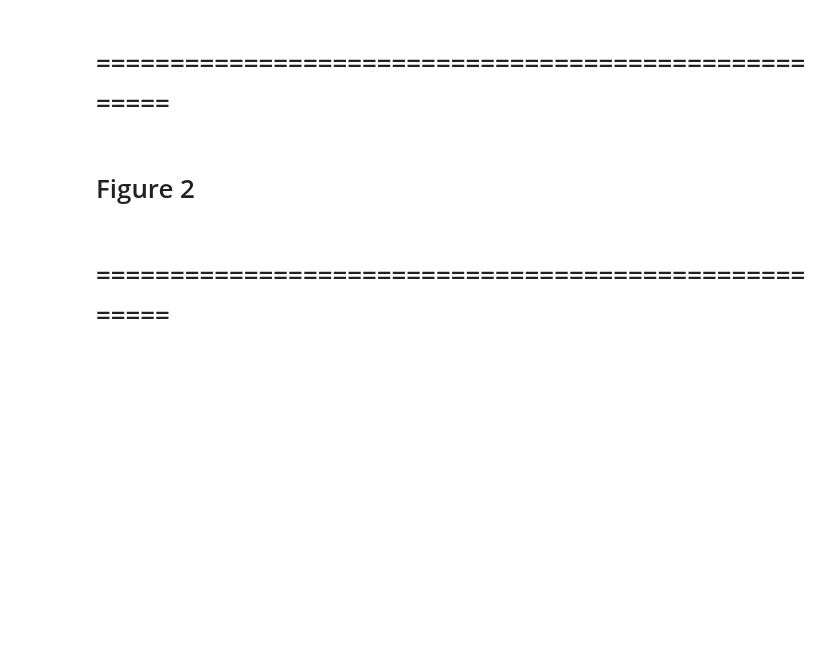
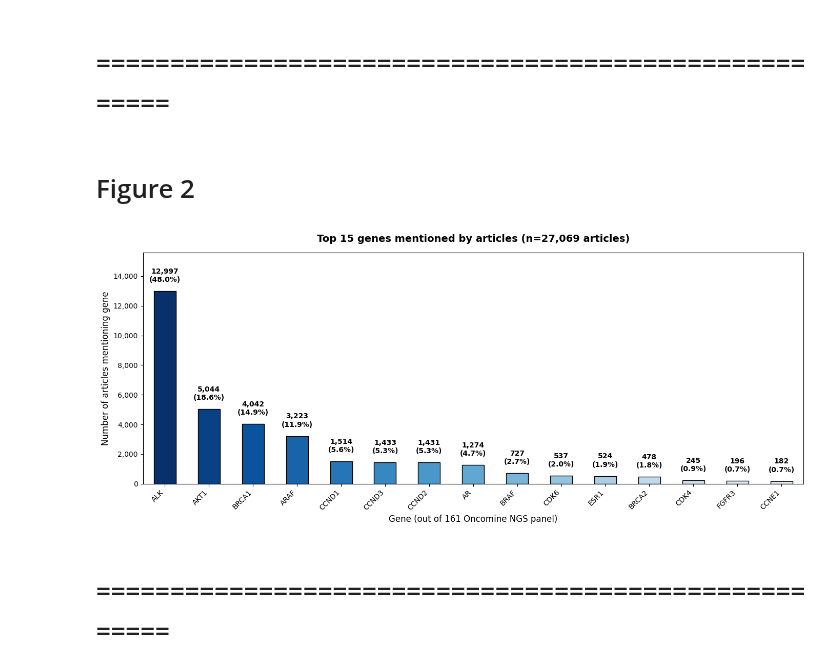
Before and after one commit to hastingslab-org/Variantscape, a Jupyter notebook: notebooks/07_figure creation/07.01_figure_creation.ipynb, the cells around one changed output. Cells and saved outputs as stored; diff of their text form; code cells hidden in the pictures; blank space fills up the shorter version.

```diff
--- a/notebooks/07_figure creation/07.01_figure_creation.ipynb
+++ b/notebooks/07_figure creation/07.01_figure_creation.ipynb
@@ -132,12 +146,21 @@ plt.show()
 # Figure 2
 # %%
 # Bar chart for ranking of summed relevant columns
-os.chdir(input_directory)
-oncomine_df = pd.read_csv("oncomine_ngs_panel.csv", header=None)
-os.chdir(output_directory)
-NER_gene_list = pd.read_csv("cleaned_BioBERT_data.csv")
+oncomine_df = pd.read_csv("../../notebooks/05_LLM_variant_extraction/oncomine_ngs_panel.csv", header=None)
+os.chdir(gene_extraction_directory)
+NER_gene_list = pd.read_csv("../03_gene_extraction/cleaned_BioBERT_data.csv")
+
+# Update-AB
+genes = pd.read_csv('../../notebooks/03_gene_extraction/genes_CIVIC.csv')
+mapping = genes.assign(**{'Gene ID': genes['Gene ID'].astype(str)}) \
+               .set_index('Gene ID')['Gene Name'] \
+               .to_dict()
+NER_gene_list = NER_gene_list.rename(columns=mapping)
+#########
 
 relevant_columns = oncomine_df.iloc[:, 0].tolist()
+relevant_columns = [r for r in relevant_columns if r in NER_gene_list.columns]  # Update-AB
+
 column_sums = NER_gene_list[relevant_columns].sum().sort_values(ascending=False)
 column_sums_formatted = column_sums.apply(lambda x: f"{x:,.0f}")
 total_mentions = NER_gene_list['Sum_Gene_Mentions'].sum()
@@ -145,35 +168,37 @@ average_mentions = NER_gene_list['Sum_Gene_Mentions'].mean()
 mentions_distribution = NER_gene_list['Sum_Gene_Mentions'].value_counts().sort_index()
 mentions_distribution_formatted = mentions_distribution.apply(lambda x: f"{x:,}")
 
 
 fig, ax = plt.subplots(figsize=(14, 7))
 top_genes = column_sums.sort_values(ascending=False).head(15)
 total_articles = len(NER_gene_list)
 percentages = (top_genes / total_articles) * 100
 average_mentions = column_sums.sum() / total_articles
 colors = [plt.cm.Blues(1 - (i / len(top_genes))) for i in range(len(top_genes))]
 
 bars = top_genes.plot(kind='bar', color=colors, edgecolor='black', ax=ax)
 ax.yaxis.set_major_formatter(mtick.FuncFormatter(lambda x, _: f'{int(x):,}'))
 ax.set_ylim(0, top_genes.max() * 1.2)
 for bar, value, percent in zip(bars.patches, top_genes, percentages):
     ax.text(
         bar.get_x() + bar.get_width() / 2,
         bar.get_height() + (top_genes.max() * 0.04),
         f"{int(value):,}\n({percent:.1f}%)",
         ha='center', va='bottom', fontsize=10, fontweight='bold', color='black'
     )
 
 ax.set_title(f'Top 15 genes mentioned by articles (n={total_articles:,.0f} articles)',
              fontsize=14, fontweight='bold', pad=15)
 ax.set_ylabel('Number of articles mentioning gene', fontsize=12)
 ax.set_xlabel('Gene (out of 161 Oncomine NGS panel)', fontsize=12)
 ax.set_xticklabels(ax.get_xticklabels(), rotation=45, ha='right')
 fig.tight_layout(rect=[0, 0.05, 1, 0.9])
 os.chdir(figures_for_publication)
-plt.savefig("02_Top_15_mentioned_genes_in_publications.png", bbox_inches='tight', dpi=300)
-plt.savefig("02_Top_15_mentioned_genes_in_publications.svg", bbox_inches='tight')
+#plt.savefig("02_Top_15_mentioned_genes_in_publications.png", bbox_inches='tight', dpi=300)
+#plt.savefig("02_Top_15_mentioned_genes_in_publications.svg", bbox_inches='tight')
 plt.show()
+# %% [output]
+[figure, added]
 # %% [markdown]
 # =====================================================
 # %% [markdown]
```
Also changed, not shown: parts of 10 cells of this notebook, 25 other files.
